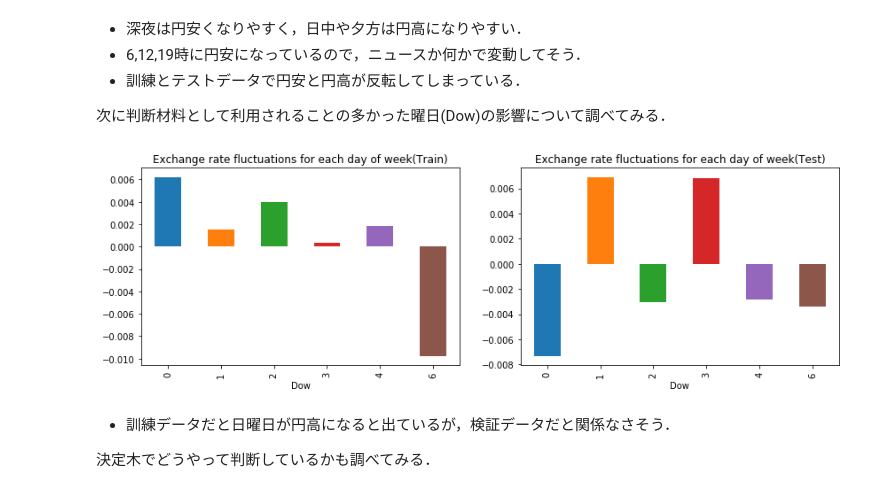
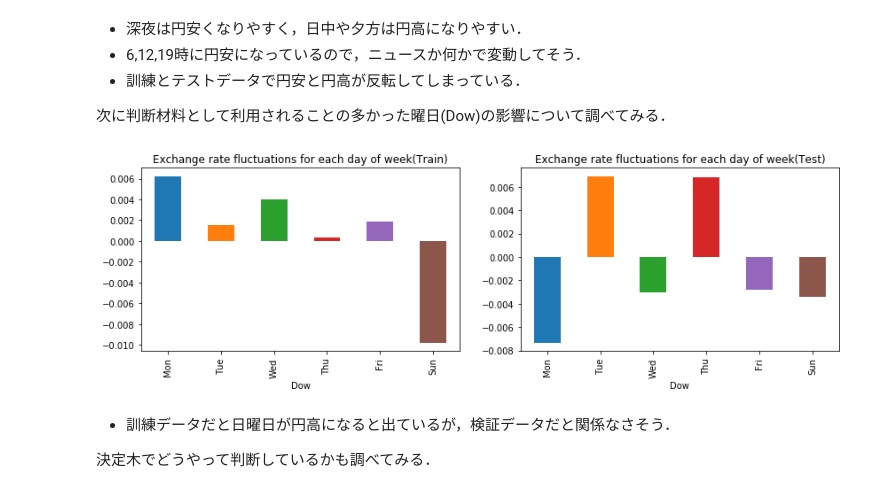
Before and after one commit to namakemono/exchange-notebook, a Jupyter notebook: Exchange Prediction with XGBoost.ipynb, the cells around one changed output. Cells and saved outputs as stored; diff of their text form; code cells hidden in the pictures.

```diff
--- a/Exchange Prediction with XGBoost.ipynb
+++ b/Exchange Prediction with XGBoost.ipynb
@@ -260,24 +260,24 @@ fig.tight_layout();
 # %%
 def _show(df, ax, title):
     df["TargetRateBid-RateBid"] = df["TargetRateBid"] - df["RateBid"]
     value_label_mapping = {
-        0: u"月",
-        1: u"火",
-        2: u"水",
-        3: u"木",
-        4: u"金",
-        5: u"土",
-        6: u"日"
+        0: u"Mon",
+        1: u"Tue",
+        2: u"Wed",
+        3: u"Thu",
+        4: u"Fri",
+        5: u"Sat",
+        6: u"Sun"
     }
-    df.groupby("Dow")["TargetRateBid-RateBid"].mean().rename(index=).plot(kind="bar", ax=ax)
+    df.groupby("Dow")["TargetRateBid-RateBid"].mean().rename(index=value_label_mapping).plot(kind="bar", ax=ax)
     ax.set_title(title);
 
 fig, axes = plt.subplots(nrows=1, ncols=2, figsize=(12, 4))
 _show(train_df, axes[0], u"Exchange rate fluctuations for each day of week(Train)")
 _show(test_df, axes[1], u"Exchange rate fluctuations for each day of week(Test)")
 fig.tight_layout();
 # %% [output]
-[figure, old version]
+[figure, new version]
 # %% [markdown]
 - 訓練データだと日曜日が円高になると出ているが，検証データだと関係なさそう．
 
```
